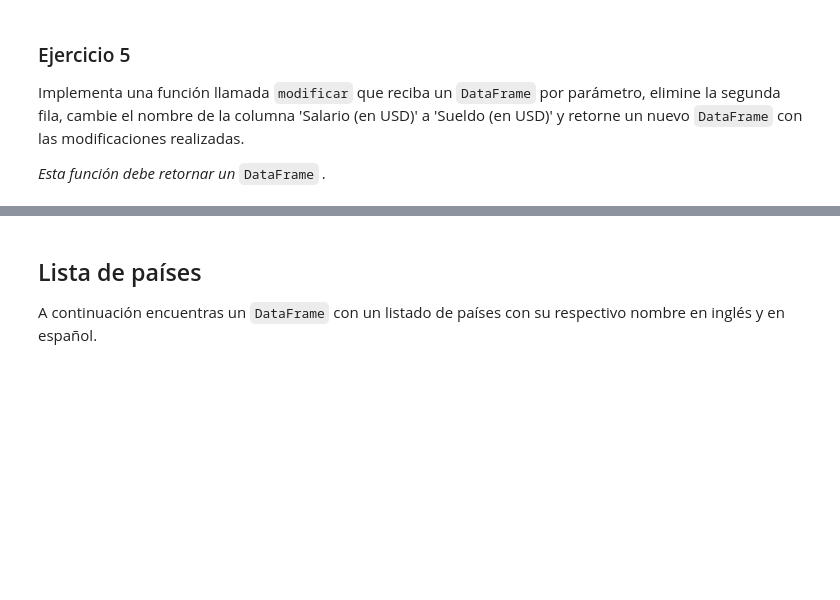
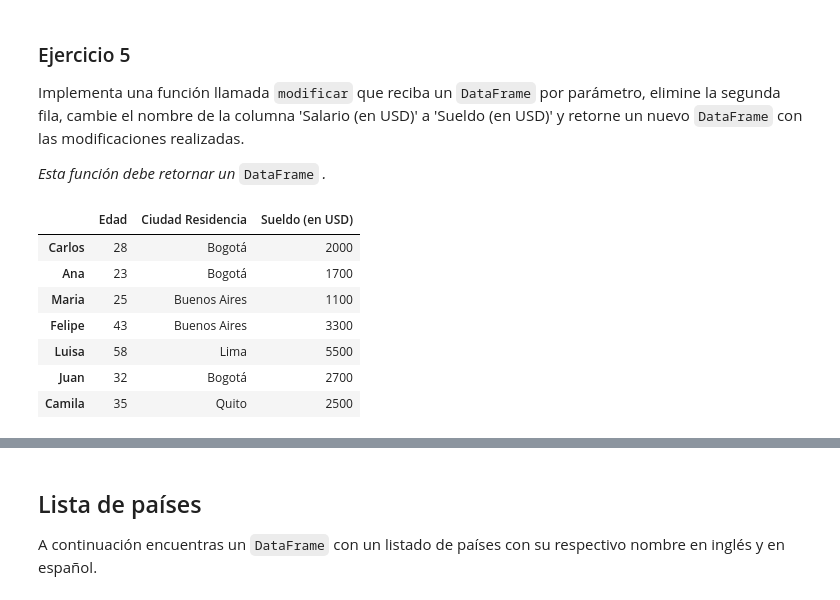
Before and after one commit to cjespitiam/MIIA_estudiante_11, a Jupyter notebook: Talleres/Taller_5_11.ipynb, the cells around one changed output, grey strips where cells are left out. Cells and saved outputs as stored; diff of their text form; code cells hidden in the pictures; blank space fills up the shorter version.

```diff
--- a/Talleres/Taller_5_11.ipynb
+++ b/Talleres/Taller_5_11.ipynb
@@ -310,3 +368,23 @@ raise NotImplementedError()
+# %%
+# YOUR CODE HERE
+
+def modificar(dataframe1):
+
+    nuevodf = dataframe1.drop(dataframe1.index[1])
+    nuevodf = nuevodf.rename(columns={"Salario (en USD)":"Sueldo (en USD)"})
+
+    return nuevodf
+
+modificar(empleados)
+# %% [output]
+|  | Edad | Ciudad Residencia | Sueldo (en USD) |
+| Carlos | 28 | Bogotá | 2000 |
+| Ana | 23 | Bogotá | 1700 |
+| Maria | 25 | Buenos Aires | 1100 |
+| Felipe | 43 | Buenos Aires | 3300 |
+| Luisa | 58 | Lima | 5500 |
+| Juan | 32 | Bogotá | 2700 |
+| Camila | 35 | Quito | 2500 |
 # %%
 ## AUTO-CALIFICADOR
 
```
Also changed, not shown: parts of 24 cells of this notebook, 23 other files.
